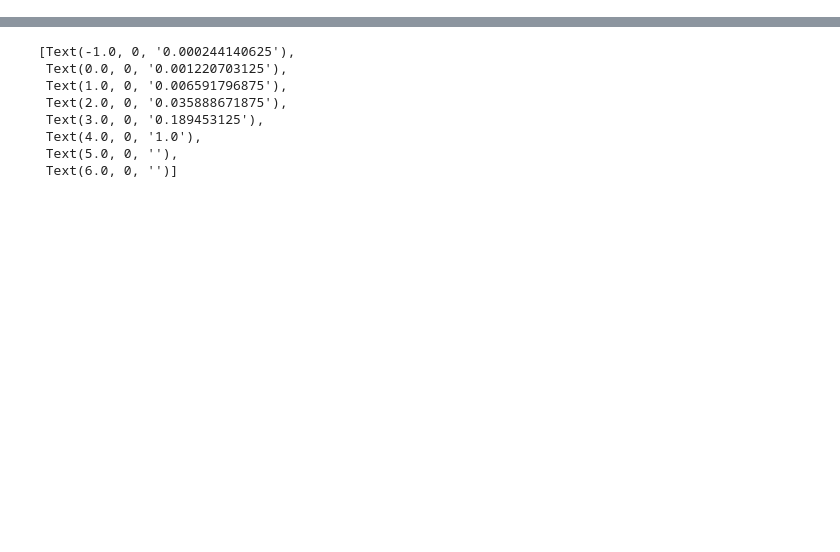
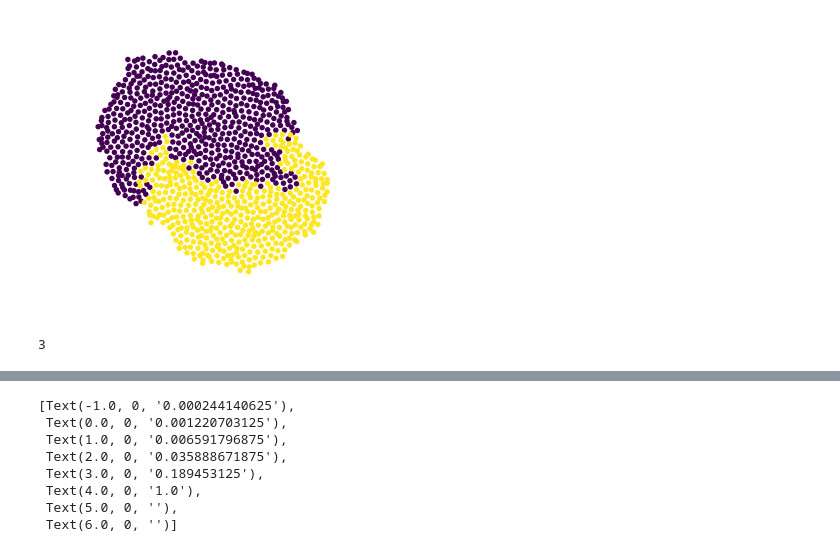
Before and after one commit to sbernasek/growth, a Jupyter notebook: notebooks/analysis.ipynb, the cells around one changed output, grey strips where cells are left out. Cells and saved outputs as stored; diff of their text form; code cells hidden in the pictures; blank space fills up the shorter version.

```diff
--- a/notebooks/analysis.ipynb
+++ b/notebooks/analysis.ipynb
@@ -56,0 +48,12 @@ df['log_clone_size'] = np.log10(df.mean_clone_size)
+# %%
+index = 20
+replicate_id = 0
+sim = sweep[index*sweep.batch_size+replicate_id]
+# %%
+sim.plot()
+# %% [output]
+[figure, added]
+# %%
+sim.clones.
+# %% [output]
+3
```
Also changed, not shown: parts of 18 cells of this notebook, 5 other files.
